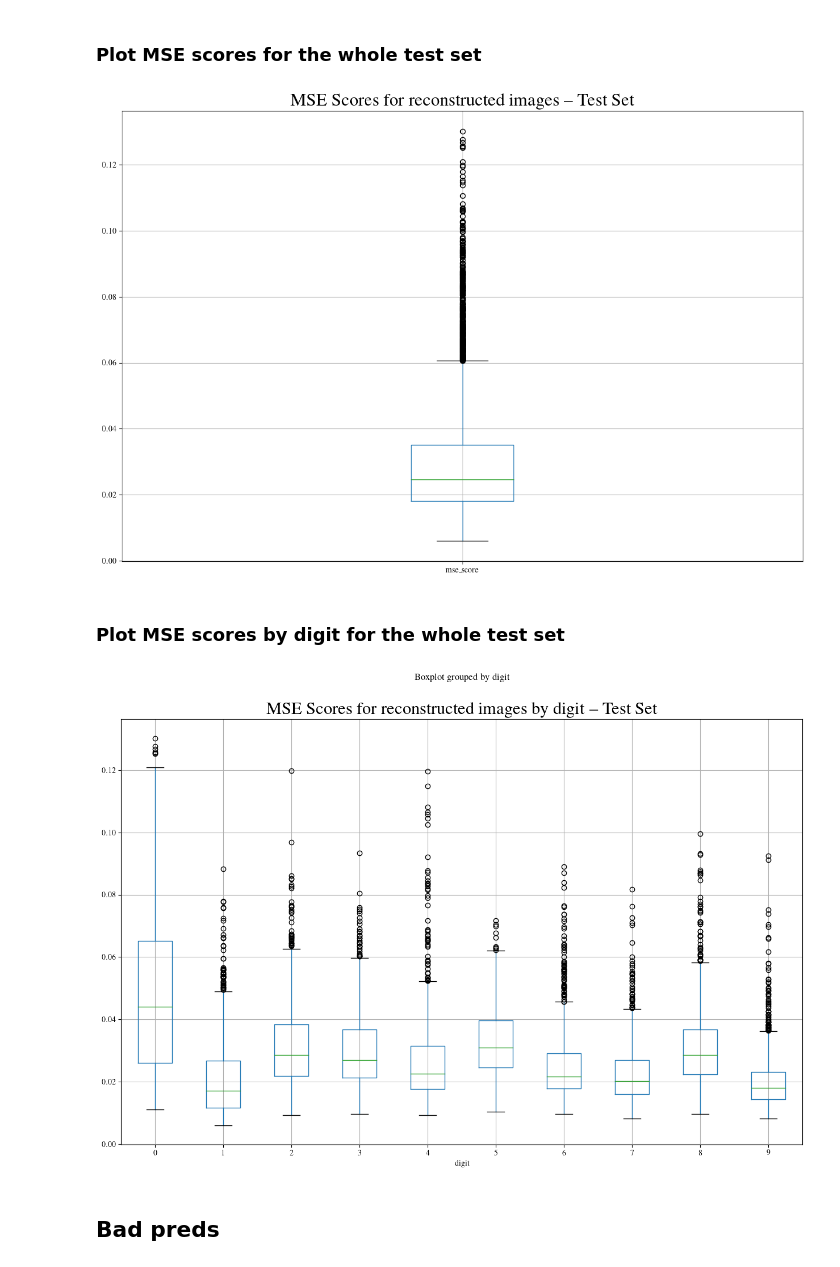
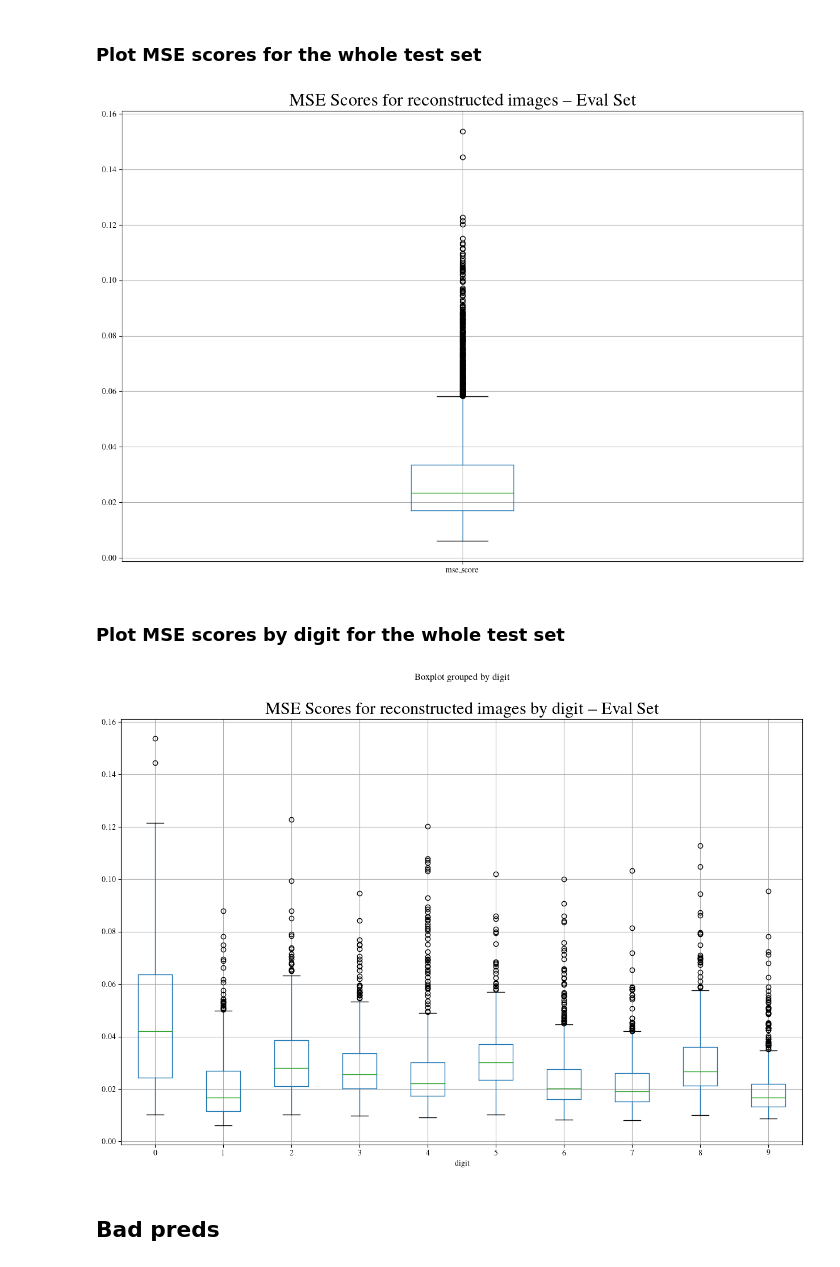
Before and after one commit to jornelasmunoz/UCM_Undergraduate_Research, a Jupyter notebook: jornelasmunoz/notebooks/CNN_Reconstruction.ipynb, the cells around one changed output. Cells and saved outputs as stored; diff of their text form; code cells hidden in the pictures.

```diff
--- a/jornelasmunoz/notebooks/CNN_Reconstruction.ipynb
+++ b/jornelasmunoz/notebooks/CNN_Reconstruction.ipynb
@@ -375,7 +405,7 @@ mse_all = []
 test_outputs = {}
 
 with torch.no_grad():
-    for data in loaders['test']:
+    for data in loaders['eval']:
         # get images and labels from test set
         img_batch, label_batch, digit_batch = data
         # # Reshaping into 1d vector
@@ -486,21 +516,21 @@ Name: mse_score, dtype: float64
 # %%
 # Plot MSE scores for the whole test set
 df.boxplot(column='mse_score')
-plt.title("MSE Scores for reconstructed images -- Test Set", fontsize=22)
+plt.title("MSE Scores for reconstructed images -- Eval Set", fontsize=22)
 #plt.savefig('../figs/mse_test_recon.png')
 plt.show()
 # %% [output]
-[figure, old version]
+[figure, new version]
 # %% [markdown]
 ### Plot MSE scores by digit for the whole test set
 # %%
 # Plot MSE scores by digit for the whole test set
 df.boxplot(column='mse_score', by='digit')
-plt.title("MSE Scores for reconstructed images by digit -- Test Set", fontsize=22)
+plt.title("MSE Scores for reconstructed images by digit -- Eval Set", fontsize=22)
 #plt.savefig('../figs/mse_test_recon_digits.png')
 plt.show()
 # %% [output]
-[figure, old version]
+[figure, new version]
 # %% [markdown]
 ## Bad preds
 # %%
```
Also changed, not shown: parts of 12 cells of this notebook, 7 other files.
